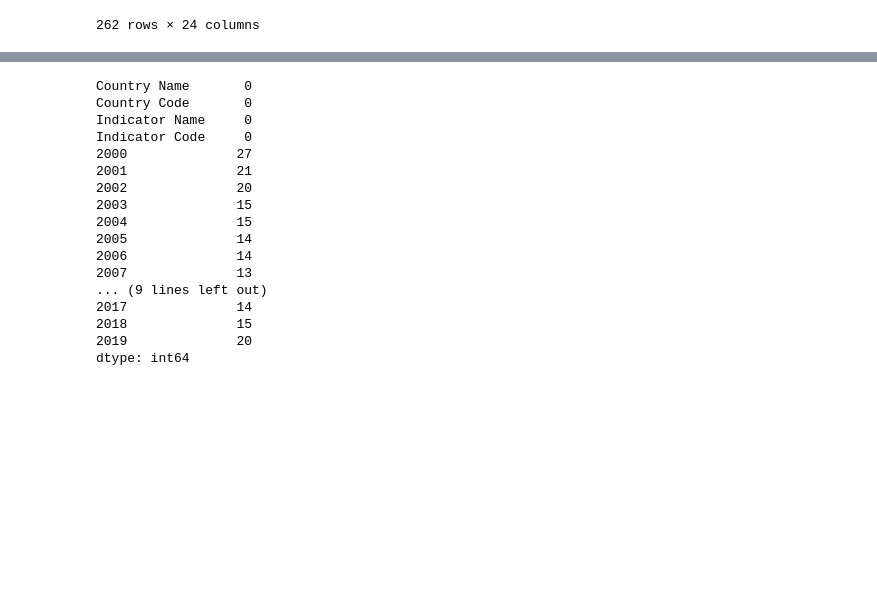
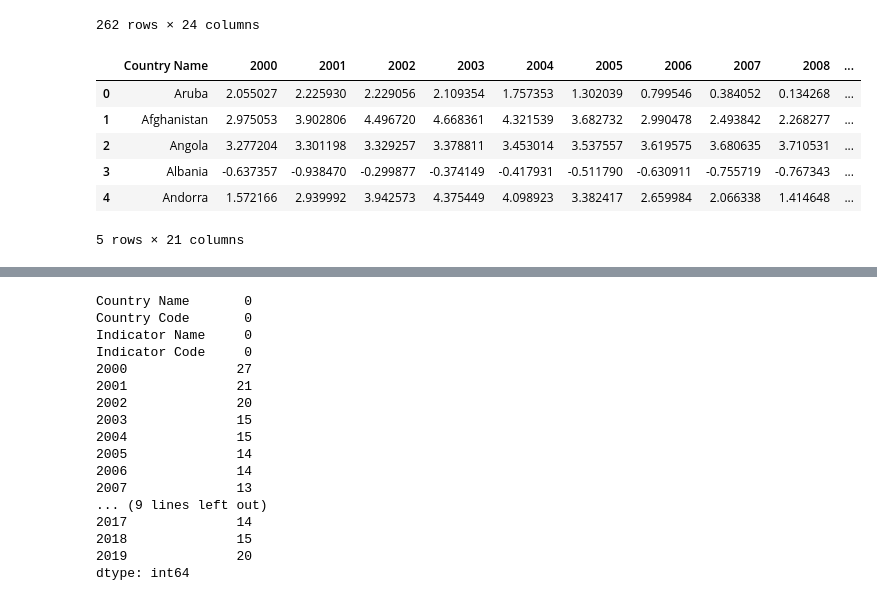
Before and after one commit to proyecto-analitica-empresarial/Entrega, a Jupyter notebook: Analitica_empresarial_Copy1.ipynb, the cells around one changed output, grey strips where cells are left out. Saved outputs shown, nothing was run; the diff lists cells and outputs as text; code cells hidden in the pictures; blank space fills up the shorter version.

```diff
--- a/Analitica_empresarial_Copy1.ipynb
+++ b/Analitica_empresarial_Copy1.ipynb
@@ -150,3 +150,15 @@ df1
 | 262 | Zambia | ZMB | Population growth (annual %) | SP.POP.GROW | 2.679439 | 2.617614 | 2.580520 | 2.564828 | ... |
 | 263 | Zimbabwe | ZWE | Population growth (annual %) | SP.POP.GROW | 0.495761 | 0.356533 | 0.254425 | 0.233401 | ... |
 262 rows × 24 columns
+# %%
+#sacamos columnas que no sirven
+df1_clean=df1.drop(['Country Code','Indicator Name','Indicator Code'],axis=1)
+df1_clean.head()
+# %% [output]
+|  | Country Name | 2000 | 2001 | 2002 | 2003 | 2004 | 2005 | 2006 | 2007 | 2008 | ... |
+| 0 | Aruba | 2.055027 | 2.225930 | 2.229056 | 2.109354 | 1.757353 | 1.302039 | 0.799546 | 0.384052 | 0.134268 | ... |
+| 1 | Afghanistan | 2.975053 | 3.902806 | 4.496720 | 4.668361 | 4.321539 | 3.682732 | 2.990478 | 2.493842 | 2.268277 | ... |
+| 2 | Angola | 3.277204 | 3.301198 | 3.329257 | 3.378811 | 3.453014 | 3.537557 | 3.619575 | 3.680635 | 3.710531 | ... |
+| 3 | Albania | -0.637357 | -0.938470 | -0.299877 | -0.374149 | -0.417931 | -0.511790 | -0.630911 | -0.755719 | -0.767343 | ... |
+| 4 | Andorra | 1.572166 | 2.939992 | 3.942573 | 4.375449 | 4.098923 | 3.382417 | 2.659984 | 2.066338 | 1.414648 | ... |
+5 rows × 21 columns
```
Also changed, not shown: parts of 9 cells of this notebook.
